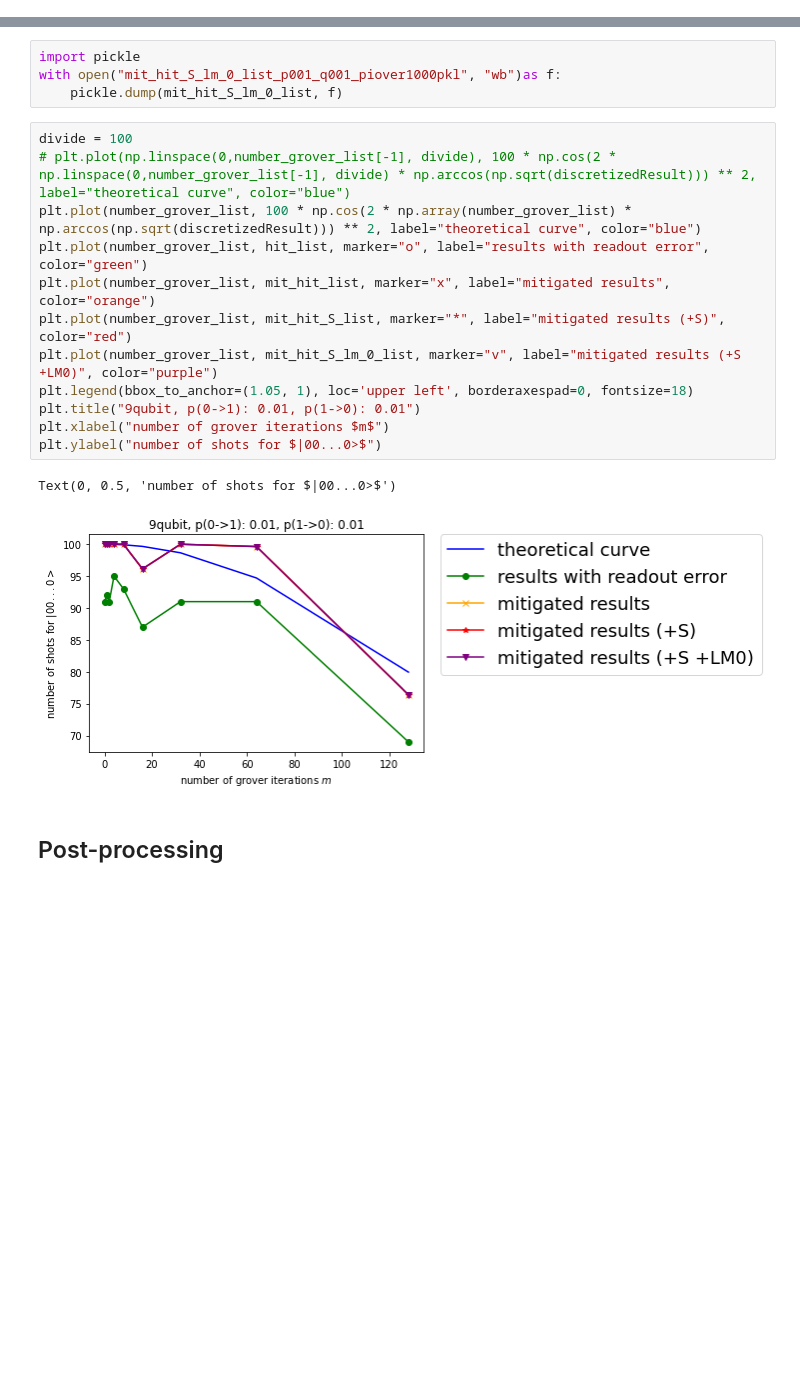
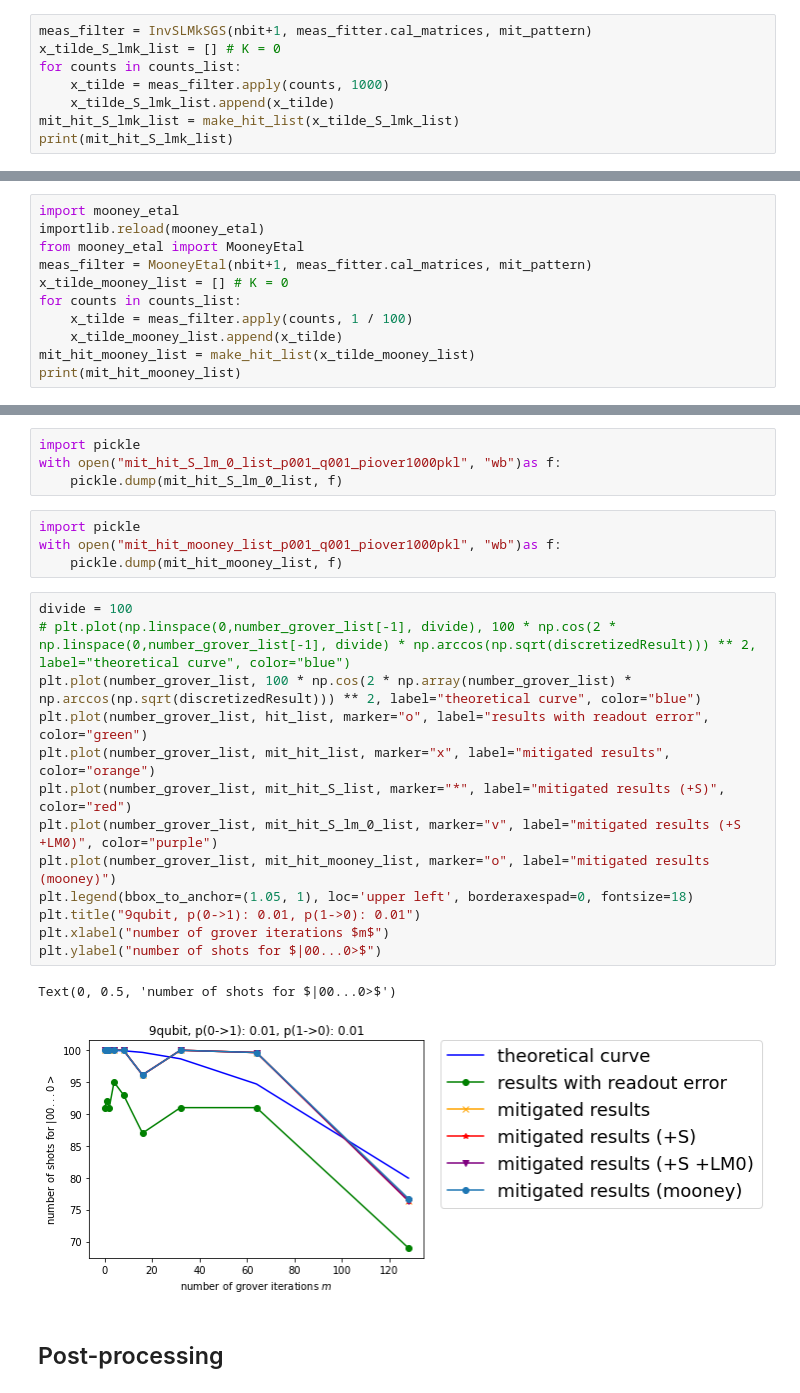
Before and after one commit to BOBO1997/sigqs03, a Jupyter notebook: modified_grover_10qubits/p001_q001_piover1000.ipynb, the cells around one changed output, grey strips where cells are left out. Drawn from its saved outputs; the diff is of its cells as text; blank space fills up the shorter version.

```diff
--- a/modified_grover_10qubits/p001_q001_piover1000.ipynb
+++ b/modified_grover_10qubits/p001_q001_piover1000.ipynb
@@ -206,3 +208,11 @@ sum of mitigated probability vector x_hat_s: 1.0569258047999521
 number of positive values:  12
 main process: Done!
 [100.0, 100.0, 100.0, 99.99999999999999, 99.99999999999999, 96.1334037576524, 100.0, 99.63762934518726, 76.39913694447522]
+# %%
+meas_filter = InvSLMkSGS(nbit+1, meas_fitter.cal_matrices, mit_pattern)
+x_tilde_S_lmk_list = [] # K = 0
+for counts in counts_list:
+    x_tilde = meas_filter.apply(counts, 1000)
+    x_tilde_S_lmk_list.append(x_tilde)
+mit_hit_S_lmk_list = make_hit_list(x_tilde_S_lmk_list)
+print(mit_hit_S_lmk_list)
@@ -208,0 +237,11 @@ main process: Done!
+# %%
+import mooney_etal
+importlib.reload(mooney_etal)
+from mooney_etal import MooneyEtal
+meas_filter = MooneyEtal(nbit+1, meas_fitter.cal_matrices, mit_pattern)
+x_tilde_mooney_list = [] # K = 0
+for counts in counts_list:
+    x_tilde = meas_filter.apply(counts, 1 / 100)
+    x_tilde_mooney_list.append(x_tilde)
+mit_hit_mooney_list = make_hit_list(x_tilde_mooney_list)
+print(mit_hit_mooney_list)
@@ -222,21 +279,26 @@ with open("mit_hit_S_list_p001_q001_piover1000.pkl", "wb") as f:
 import pickle
 with open("mit_hit_S_lm_0_list_p001_q001_piover1000pkl", "wb")as f:
     pickle.dump(mit_hit_S_lm_0_list, f)
+# %%
+import pickle
+with open("mit_hit_mooney_list_p001_q001_piover1000pkl", "wb")as f:
+    pickle.dump(mit_hit_mooney_list, f)
 # %%
 divide = 100
 # plt.plot(np.linspace(0,number_grover_list[-1], divide), 100 * np.cos(2 * np.linspace(0,number_grover_list[-1], divide) * np.arccos(np.sqrt(discretizedResult))) ** 2, label="theoretical curve", color="blue")
 plt.plot(number_grover_list, 100 * np.cos(2 * np.array(number_grover_list) * np.arccos(np.sqrt(discretizedResult))) ** 2, label="theoretical curve", color="blue")
 plt.plot(number_grover_list, hit_list, marker="o", label="results with readout error", color="green")
 plt.plot(number_grover_list, mit_hit_list, marker="x", label="mitigated results", color="orange")
 plt.plot(number_grover_list, mit_hit_S_list, marker="*", label="mitigated results (+S)", color="red")
 plt.plot(number_grover_list, mit_hit_S_lm_0_list, marker="v", label="mitigated results (+S +LM0)", color="purple")
+plt.plot(number_grover_list, mit_hit_mooney_list, marker="o", label="mitigated results (mooney)")
 plt.legend(bbox_to_anchor=(1.05, 1), loc='upper left', borderaxespad=0, fontsize=18)
 plt.title("9qubit, p(0->1): 0.01, p(1->0): 0.01")
 plt.xlabel("number of grover iterations $m$")
 plt.ylabel("number of shots for $|00...0>$")
 # %% [output]
 Text(0, 0.5, 'number of shots for $|00...0>$')
-[figure, old version]
+[figure, new version]
 # %% [markdown]
 ## Post-processing
 # %%
```
Also changed, not shown: parts of 4 cells of this notebook, 20 other files.
